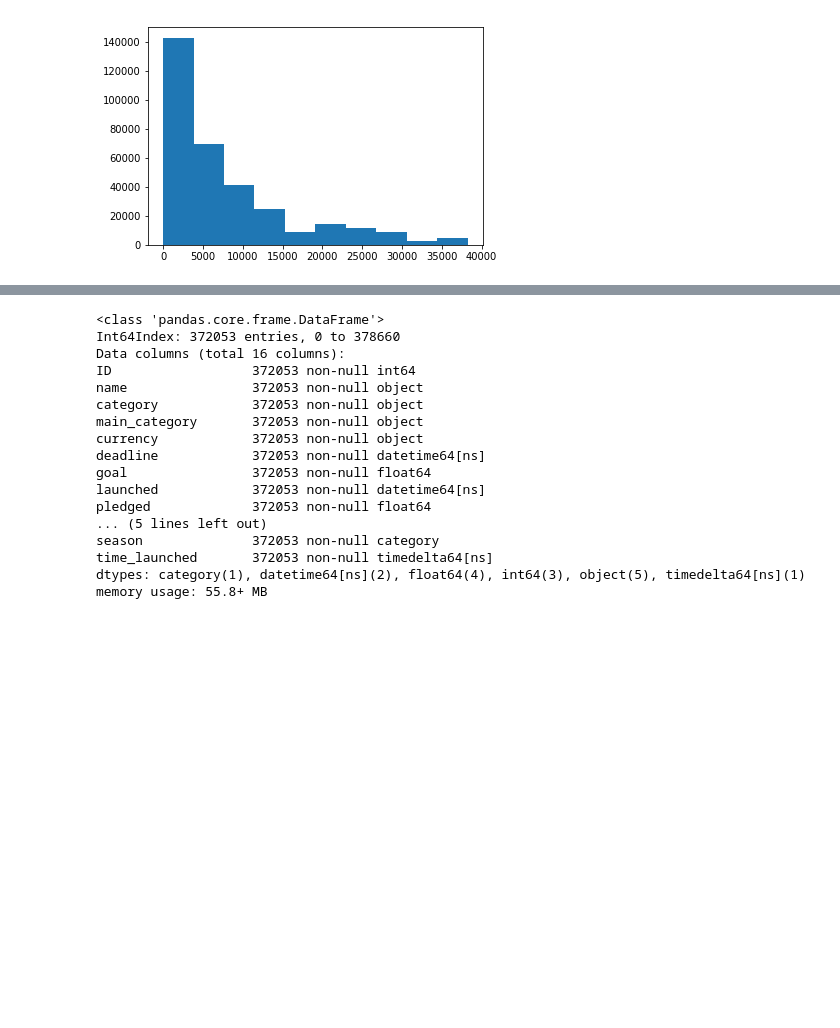
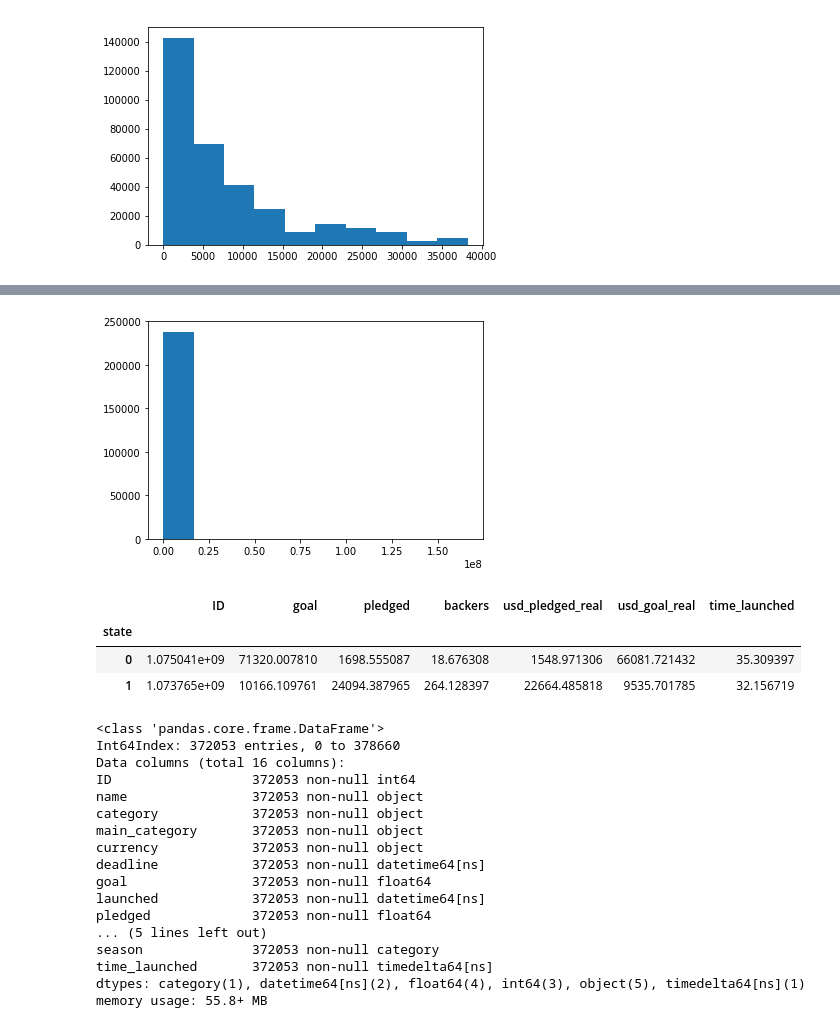
Before and after one commit to ZeadAlkhonein/Kickstarter, a Jupyter notebook: Kickstarter.ipynb, the cells around one changed output, grey strips where cells are left out. Cells and saved outputs as stored; diff of their text form; code cells hidden in the pictures; blank space fills up the shorter version.

```diff
--- a/Kickstarter.ipynb
+++ b/Kickstarter.ipynb
@@ -545,3 +565,15 @@ plt.hist(df.loc[df['usd_goal_real']<38250.0]['usd_goal_real']);
+# %%
+
+plt.hist(df.loc[ (df['state']==0)]['usd_goal_real']);
+# %% [output]
+[figure, added]
+# %%
+df.groupby('state')
+# %% [output]
+|  | ID | goal | pledged | backers | usd_pledged_real | usd_goal_real | time_launched |
+| state |  |  |  |  |  |  |  |
+| 0 | 1.075041e+09 | 71320.007810 | 1698.555087 | 18.676308 | 1548.971306 | 66081.721432 | 35.309397 |
+| 1 | 1.073765e+09 | 10166.109761 | 24094.387965 | 264.128397 | 22664.485818 | 9535.701785 | 32.156719 |
 # %%
 df['time_launched']= df['deadline'].dt.date - df['launched'].dt.date
 # %%
```
Also changed, not shown: parts of 3 cells of this notebook.
